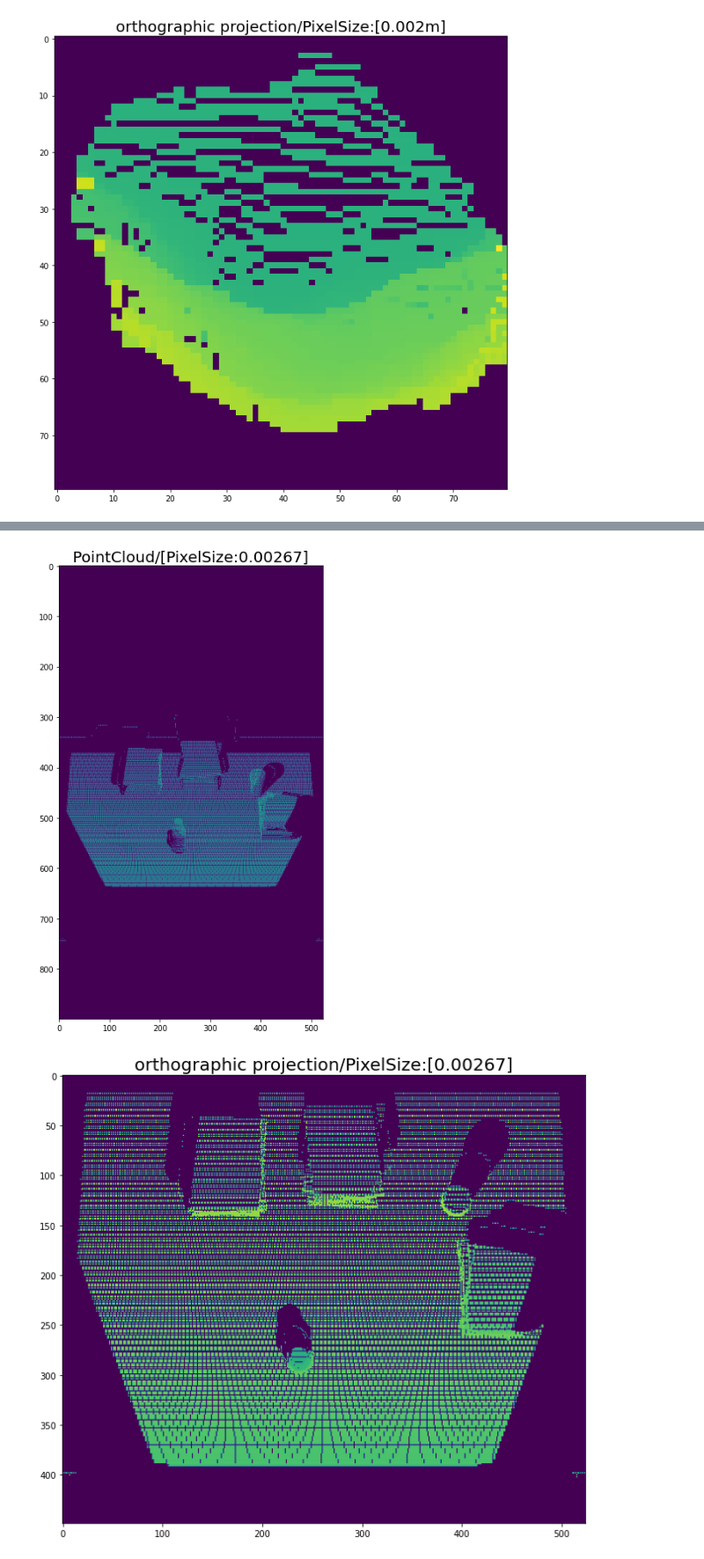
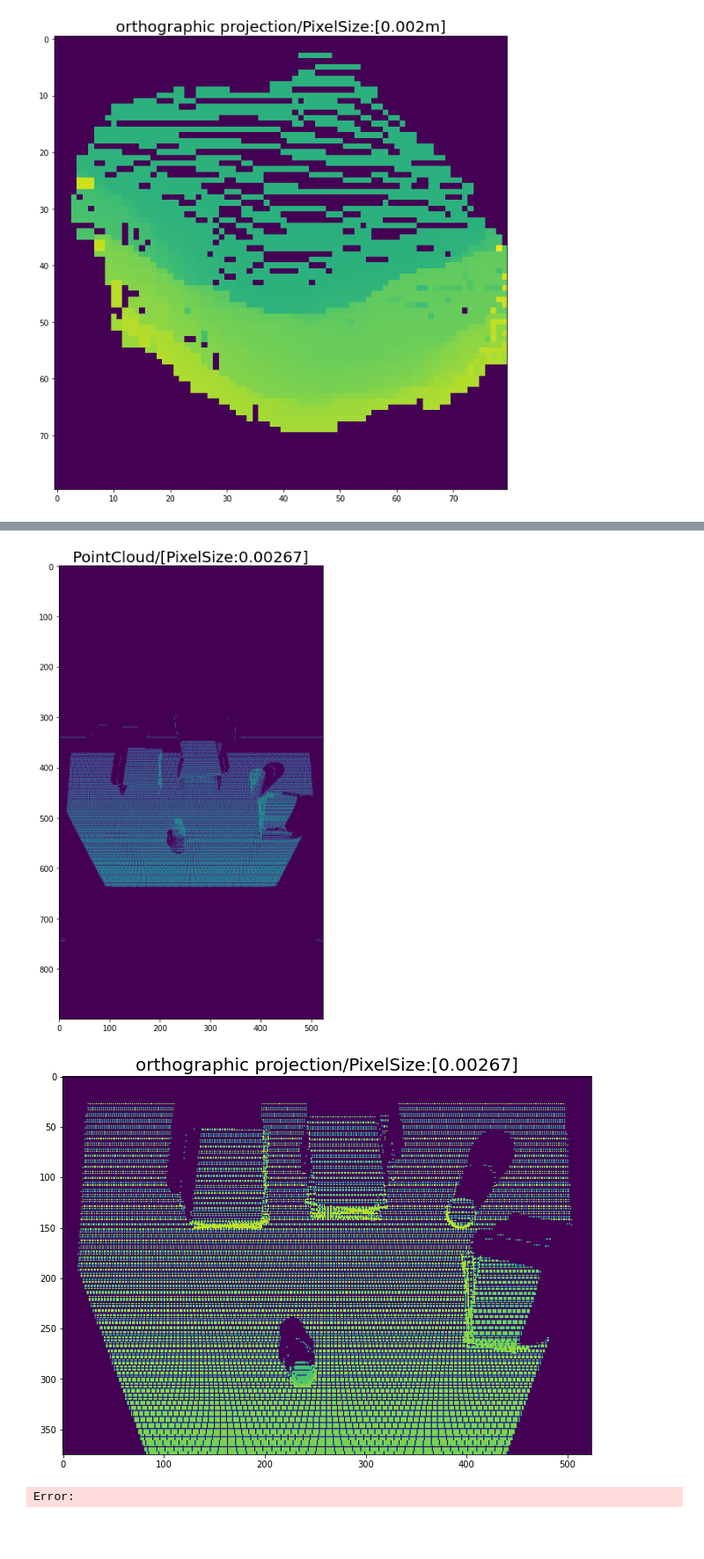
Before and after one commit to park-sangbeom/kinematics-usage, a Jupyter notebook: code/demo/demo_projection.ipynb, the cells around one changed output, grey strips where cells are left out. Shown at 88% size. Drawn from its saved outputs; the diff is of its cells as text; code cells hidden in the pictures; blank space fills up the shorter version.

```diff
--- a/code/demo/demo_projection.ipynb
+++ b/code/demo/demo_projection.ipynb
@@ -643,7 +643,6 @@ print(new_height_map[500:510,580:610])
 img = np.load("depth_data/depth0_1_no_physics.npy")
 print(img.shape)
 plt.imshow(img)
-
 
 unity_intrinsic = np.array([[387.386, 0, 160],
                       [0,387.386, 60],
@@ -664,19 +663,18 @@ ax.imshow(height_map)
 plt.tight_layout()
 
 
-rot_y_mat = Rotation_X(np.math.pi/8)
-trans_mat = Translation(x=-0., y=0.4, z=1.4-0.79)
+rot_y_mat = Rotation_X(-np.math.pi/8)
+trans_mat = Translation(x=-0., y=0.4, z=1.3-0.79)
 homo_mat  = HT_matrix(Rotation=rot_y_mat, Position=trans_mat)
 homo_inv_mat = np.linalg.inv(homo_mat)
-
-new_points = transform_pointcloud(points, homo_mat)
+print(homo_inv_mat)
+new_points = transform_pointcloud(points, homo_inv_mat)
 # fig = plt.figure(figsize=(9,9))
 # plt.imshow(new_points[:,:,0]+new_points[:,:,1]+new_points[:,:,2])
 
 new_bounds = np.array([[-0.7,0.7],
-                   [-0.6,0.6],
-                   [0.1,3]])
-
+                   [-1.2,-0.2],
+                   [-1.4,1.4]])
 
 new_height_map = get_heightmap(new_points, new_bounds, pixel_size=0.00267)/(5)
 fig, ax = plt.subplots(figsize=(9, 9))
@@ -691,6 +693,7 @@ plt.tight_layout()
 [figure]
 [figure]
-[figure, old version]
+[figure, new version]
+Error:
 # %%
 fig, ax = plt.subplots(figsize=(9, 9))
 plt.title("orthographic projection/PixelSize:[0.00267m]", fontsize=20)
```
Also changed, not shown: parts of 5 cells of this notebook.
